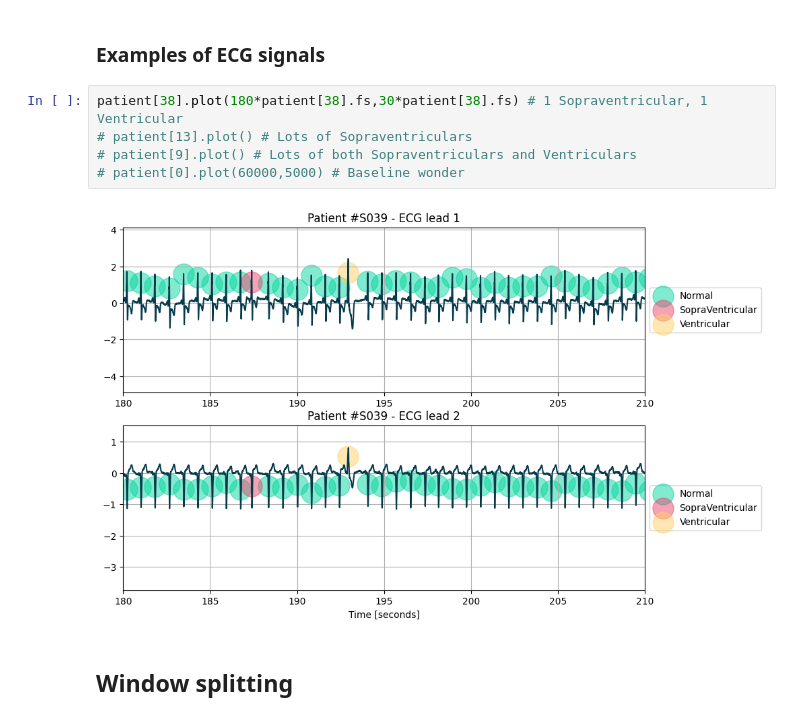
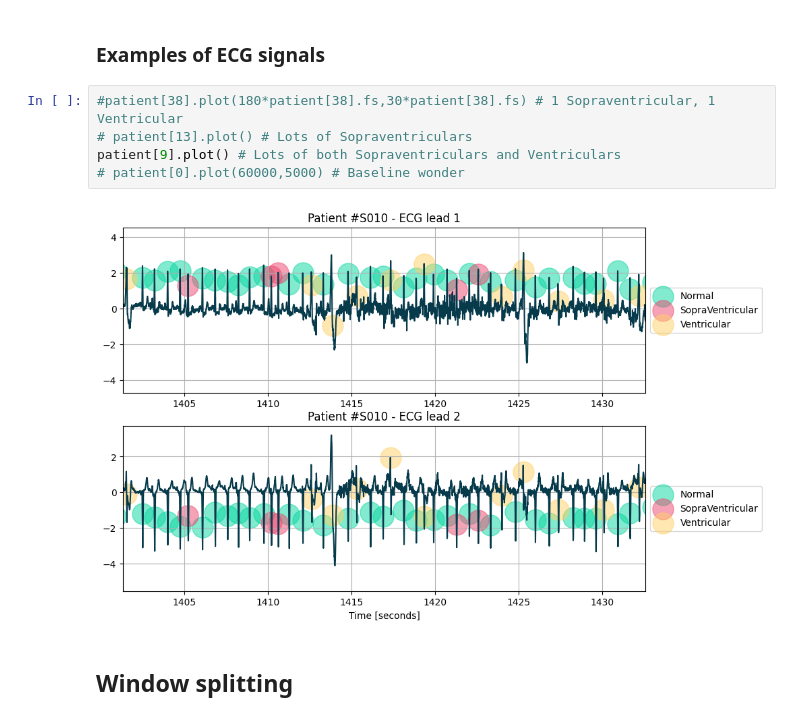
Before and after one commit to alberto-rota/PAC-PVC-Beat-Classifier-for-ECGs, a Jupyter notebook: albe.ipynb, the cells around one changed output. Saved outputs shown, nothing was run; the diff lists cells and outputs as text.

```diff
--- a/albe.ipynb
+++ b/albe.ipynb
@@ -247,12 +247,12 @@ Loaded 105 files correctly
 # %% [markdown]
 ### Examples of ECG signals
 # %%
-patient[38].plot(180*patient[38].fs,30*patient[38].fs) # 1 Sopraventricular, 1 Ventricular
+#patient[38].plot(180*patient[38].fs,30*patient[38].fs) # 1 Sopraventricular, 1 Ventricular
 # patient[13].plot() # Lots of Sopraventriculars
-# patient[9].plot() # Lots of both Sopraventriculars and Ventriculars
+patient[9].plot() # Lots of both Sopraventriculars and Ventriculars
 # patient[0].plot(60000,5000) # Baseline wonder
 # %% [output]
-[figure, old version]
+[figure, new version]
 # %% [markdown]
 ## Window splitting
 # %%
```
Also changed, not shown: parts of 12 cells of this notebook, 1 other file.
